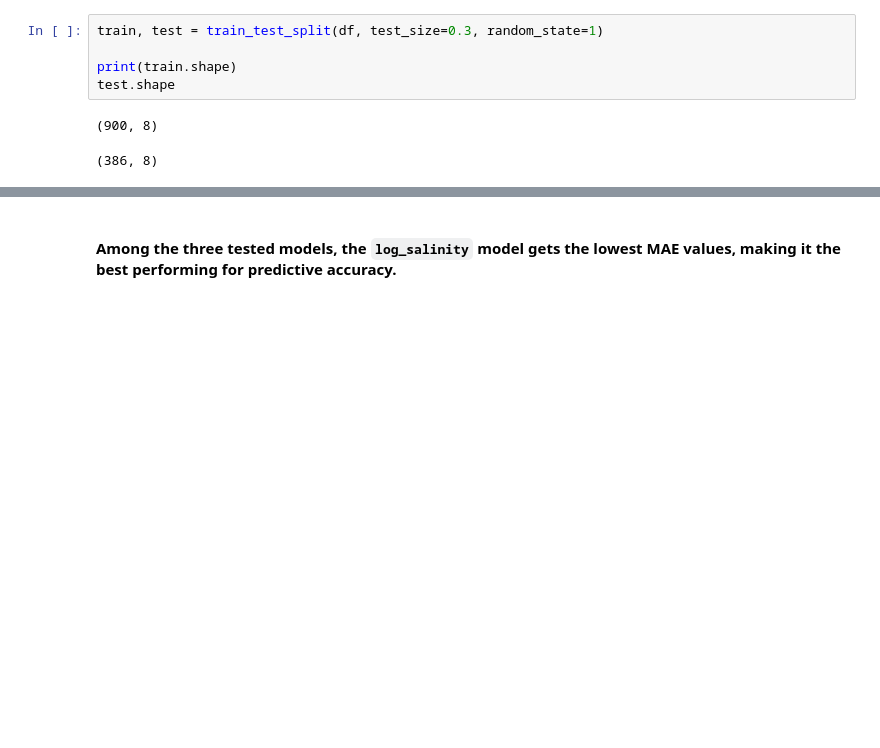
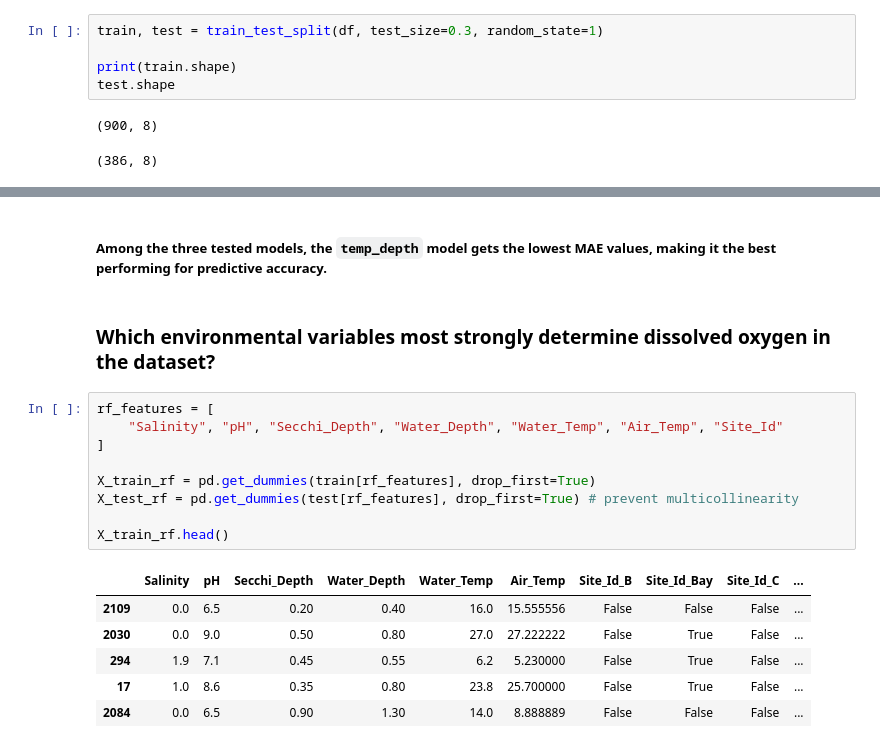
Before and after one commit to Bashguy/BigDataFinalProject, a Jupyter notebook: project.ipynb, the cells around one changed output, grey strips where cells are left out. Cells and saved outputs as stored; diff of their text form; blank space fills up the shorter version.

```diff
--- a/project.ipynb
+++ b/project.ipynb
@@ -256,2 +313,20 @@ Temp x Depth MAE Test: 1.2711110013726246
 # %% [markdown]
-#### Among the three tested models, the `log_salinity` model gets the lowest MAE values, making it the best performing for predictive accuracy.
+##### Among the three tested models, the `temp_depth` model gets the lowest MAE values, making it the best performing for predictive accuracy.
+# %% [markdown]
+### Which environmental variables most strongly determine dissolved oxygen in the dataset?
+# %%
+rf_features = [
+    "Salinity", "pH", "Secchi_Depth", "Water_Depth", "Water_Temp", "Air_Temp", "Site_Id"
+]
+
+X_train_rf = pd.get_dummies(train[rf_features], drop_first=True)
+X_test_rf = pd.get_dummies(test[rf_features], drop_first=True) # prevent multicollinearity
+
+X_train_rf.head()
+# %% [output]
+|  | Salinity | pH | Secchi_Depth | Water_Depth | Water_Temp | Air_Temp | Site_Id_B | Site_Id_Bay | Site_Id_C | ... |
+| 2109 | 0.0 | 6.5 | 0.20 | 0.40 | 16.0 | 15.555556 | False | False | False | ... |
+| 2030 | 0.0 | 9.0 | 0.50 | 0.80 | 27.0 | 27.222222 | False | True | False | ... |
+| 294 | 1.9 | 7.1 | 0.45 | 0.55 | 6.2 | 5.230000 | False | True | False | ... |
+| 17 | 1.0 | 8.6 | 0.35 | 0.80 | 23.8 | 25.700000 | False | True | False | ... |
+| 2084 | 0.0 | 6.5 | 0.90 | 1.30 | 14.0 | 8.888889 | False | False | False | ... |
```
Also changed, not shown: parts of 17 cells of this notebook.
